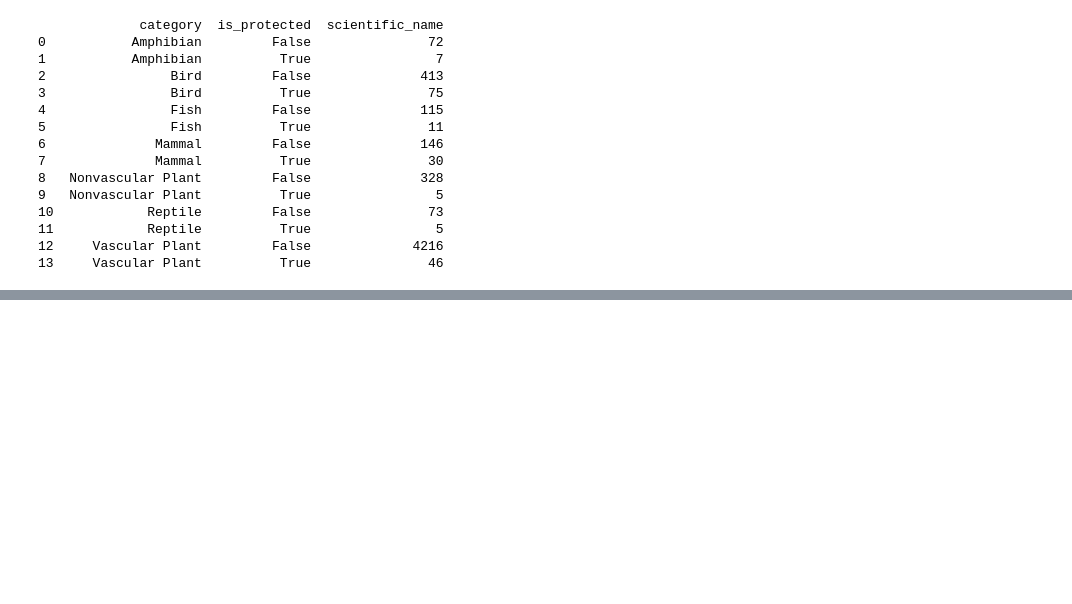
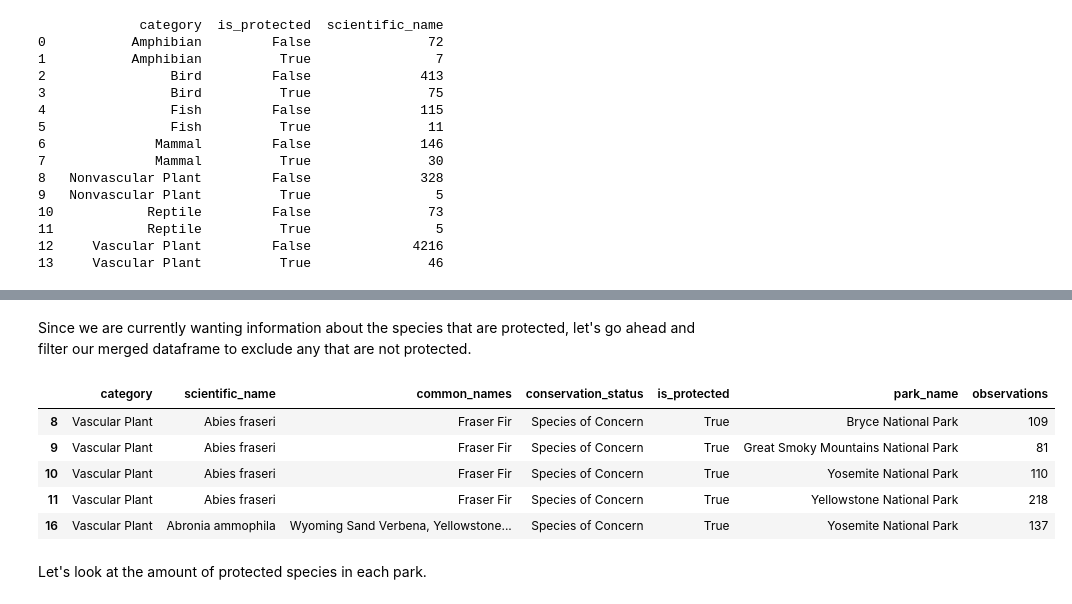
Before and after one commit to Kaitlan-Starchman/biodiversity-portfolio, a Jupyter notebook: biodiversity-portfolio-checkpoint.ipynb, the cells around one changed output, grey strips where cells are left out. Cells and saved outputs as stored; diff of their text form; code cells hidden in the pictures; blank space fills up the shorter version.

```diff
--- a/biodiversity-portfolio-checkpoint.ipynb
+++ b/biodiversity-portfolio-checkpoint.ipynb
@@ -176,0 +289,14 @@ print(category_counts) #Full list printed
+# %% [markdown]
+Since we are currently wanting information about the species that are protected, let's go ahead and filter our merged dataframe to exclude any that are not protected.
+# %%
+merged_df_protected = merged_df[merged_df.is_protected]
+merged_df_protected.head()
+# %% [output]
+|  | category | scientific_name | common_names | conservation_status | is_protected | park_name | observations |
+| 8 | Vascular Plant | Abies fraseri | Fraser Fir | Species of Concern | True | Bryce National Park | 109 |
+| 9 | Vascular Plant | Abies fraseri | Fraser Fir | Species of Concern | True | Great Smoky Mountains National Park | 81 |
+| 10 | Vascular Plant | Abies fraseri | Fraser Fir | Species of Concern | True | Yosemite National Park | 110 |
+| 11 | Vascular Plant | Abies fraseri | Fraser Fir | Species of Concern | True | Yellowstone National Park | 218 |
+| 16 | Vascular Plant | Abronia ammophila | Wyoming Sand Verbena, Yellowstone... | Species of Concern | True | Yosemite National Park | 137 |
+# %% [markdown]
+Let's look at the amount of protected species in each park.
```
Also changed, not shown: parts of 26 cells of this notebook.
